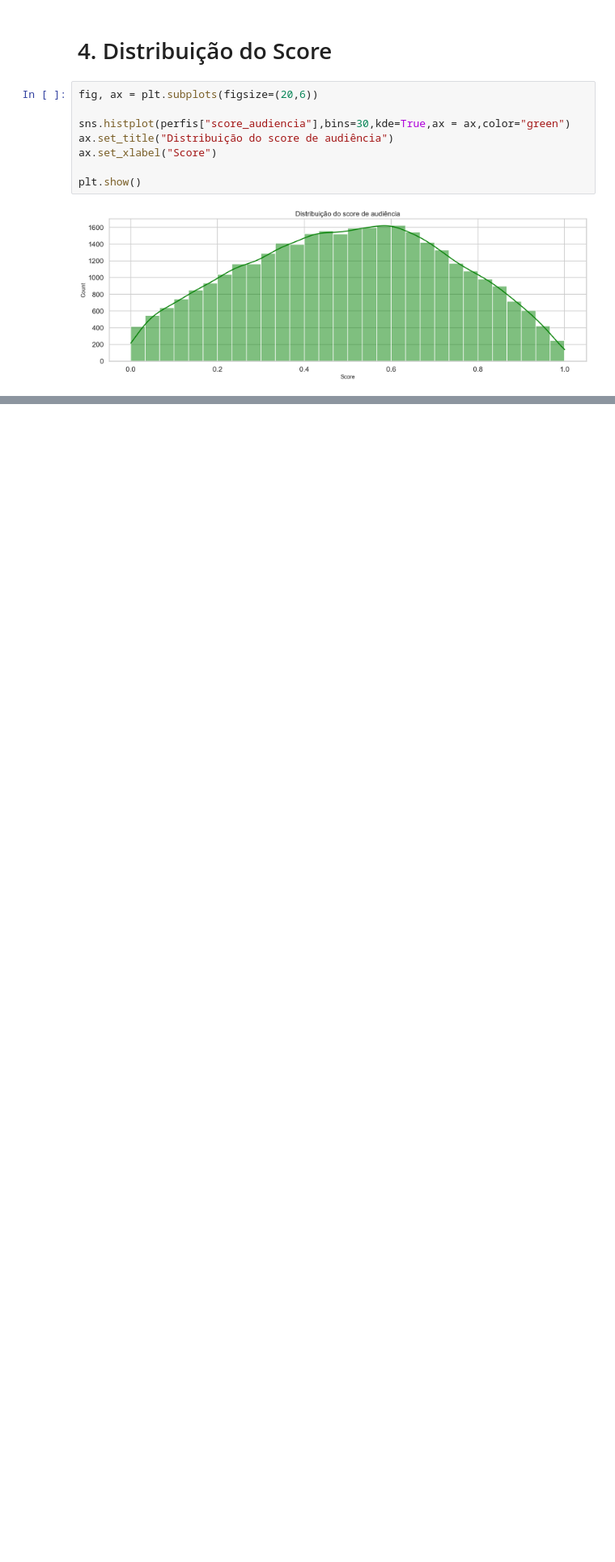
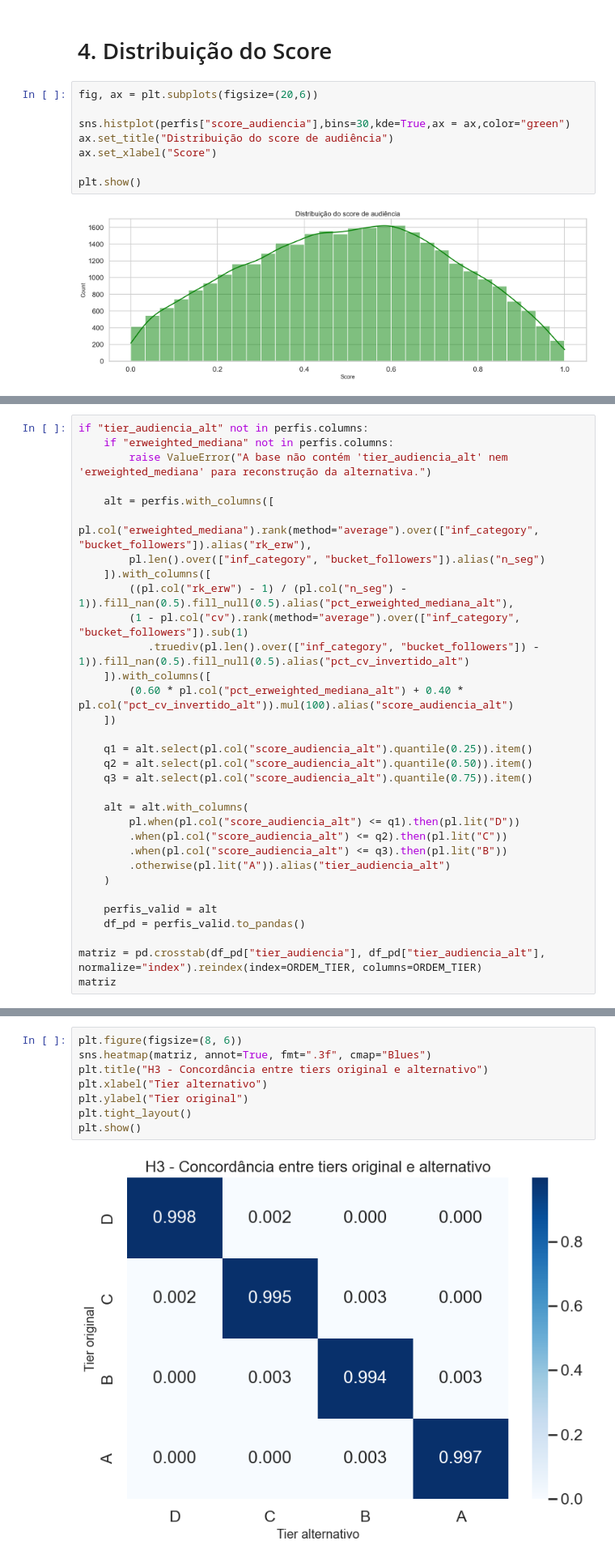
Before and after one commit to Davi-SC/influencers_kim, a Jupyter notebook: validacao_hipoteses.ipynb, the cells around one changed output, grey strips where cells are left out. Shown at 81% size. Drawn from its saved outputs; the diff is of its cells as text; blank space fills up the shorter version.

```diff
--- a/validacao_hipoteses.ipynb
+++ b/validacao_hipoteses.ipynb
@@ -139,0 +142,32 @@ plt.show()
+# %%
+if "tier_audiencia_alt" not in perfis.columns:
+    if "erweighted_mediana" not in perfis.columns:
+        raise ValueError("A base não contém 'tier_audiencia_alt' nem 'erweighted_mediana' para reconstrução da alternativa.")
+
+    alt = perfis.with_columns([
+        pl.col("erweighted_mediana").rank(method="average").over(["inf_category", "bucket_followers"]).alias("rk_erw"),
+        pl.len().over(["inf_category", "bucket_followers"]).alias("n_seg")
+    ]).with_columns([
+        ((pl.col("rk_erw") - 1) / (pl.col("n_seg") - 1)).fill_nan(0.5).fill_null(0.5).alias("pct_erweighted_mediana_alt"),
+        (1 - pl.col("cv").rank(method="average").over(["inf_category", "bucket_followers"]).sub(1)
+           .truediv(pl.len().over(["inf_category", "bucket_followers"]) - 1)).fill_nan(0.5).fill_null(0.5).alias("pct_cv_invertido_alt")
+    ]).with_columns([
+        (0.60 * pl.col("pct_erweighted_mediana_alt") + 0.40 * pl.col("pct_cv_invertido_alt")).mul(100).alias("score_audiencia_alt")
+    ])
+
+    q1 = alt.select(pl.col("score_audiencia_alt").quantile(0.25)).item()
+    q2 = alt.select(pl.col("score_audiencia_alt").quantile(0.50)).item()
+    q3 = alt.select(pl.col("score_audiencia_alt").quantile(0.75)).item()
+
+    alt = alt.with_columns(
+        pl.when(pl.col("score_audiencia_alt") <= q1).then(pl.lit("D"))
+        .when(pl.col("score_audiencia_alt") <= q2).then(pl.lit("C"))
+        .when(pl.col("score_audiencia_alt") <= q3).then(pl.lit("B"))
+        .otherwise(pl.lit("A")).alias("tier_audiencia_alt")
+    )
+
+    perfis_valid = alt
+    df_pd = perfis_valid.to_pandas()
+
+matriz = pd.crosstab(df_pd["tier_audiencia"], df_pd["tier_audiencia_alt"], normalize="index").reindex(index=ORDEM_TIER, columns=ORDEM_TIER)
+matriz
@@ -139,0 +181,10 @@ plt.show()
+# %%
+plt.figure(figsize=(8, 6))
+sns.heatmap(matriz, annot=True, fmt=".3f", cmap="Blues")
+plt.title("H3 - Concordância entre tiers original e alternativo")
+plt.xlabel("Tier alternativo")
+plt.ylabel("Tier original")
+plt.tight_layout()
+plt.show()
+# %% [output]
+[figure, added]
```
Also changed, not shown: parts of 14 cells of this notebook.
